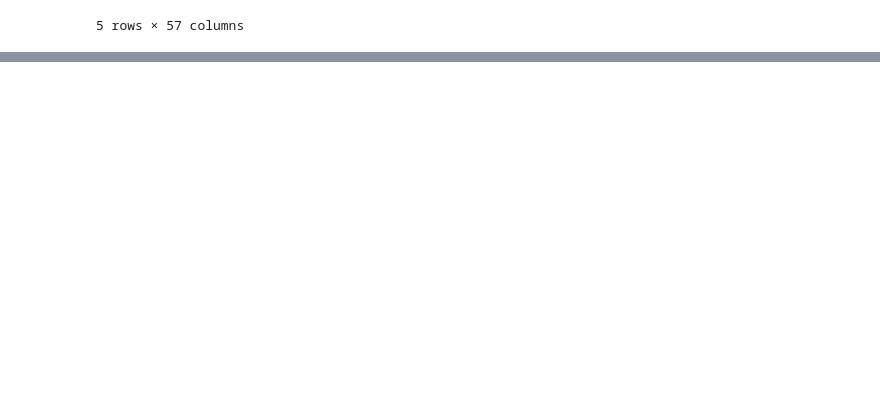
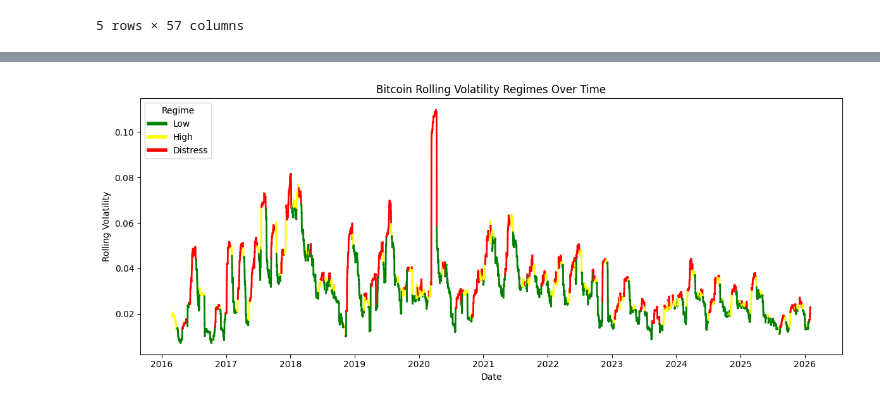
Before and after one commit to Therulow/DSE4211-GRP13, a Jupyter notebook: data/regime_classification_labelling.ipynb, the cells around one changed output, grey strips where cells are left out. Cells and saved outputs as stored; diff of their text form; code cells hidden in the pictures; blank space fills up the shorter version.

```diff
--- a/data/regime_classification_labelling.ipynb
+++ b/data/regime_classification_labelling.ipynb
@@ -163 +161,19 @@ Name: regime, dtype: int64
+# %%
+# plot of realised volatility regime classification
+fig, ax = plt.subplots(figsize=(12, 5))
+for i in range(len(df2) - 1):
+    x = df2["date"].iloc[i:i+2]
+    y = df2["volatility_window"].iloc[i:i+2]
+    regime = df2["regime"].iloc[i]
+    ax.plot(x, y, color=regime_colors[regime], linewidth=2)
+ax.set_xlabel("Date")
+ax.set_ylabel("Rolling Volatility")
+ax.set_title("Bitcoin Rolling Volatility Regimes Over Time")
+handles = [plt.Line2D([0], [0], color=color, lw=4) for color in regime_colors.values()]
+labels = regime_colors.keys()
+ax.legend(handles, labels, title="Regime", loc="upper left")
+plt.tight_layout()
+plt.show()
+# %% [output]
+[figure, added]
 # %%
```
Also changed, not shown: parts of 2 cells of this notebook.
